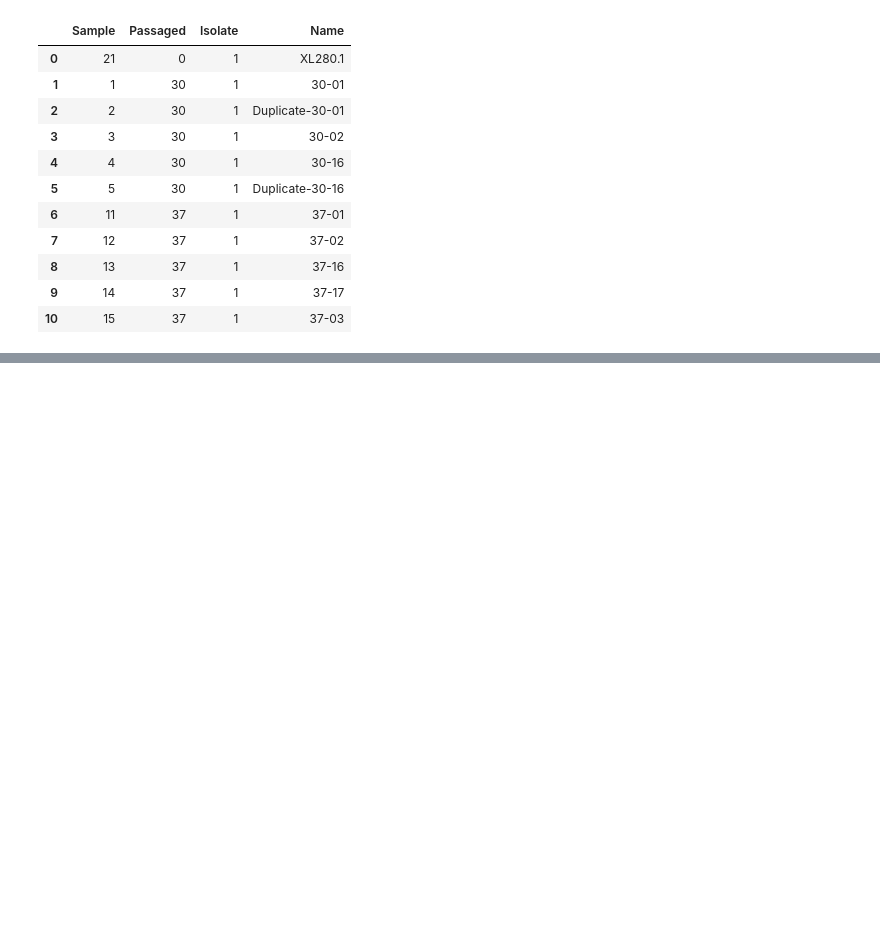
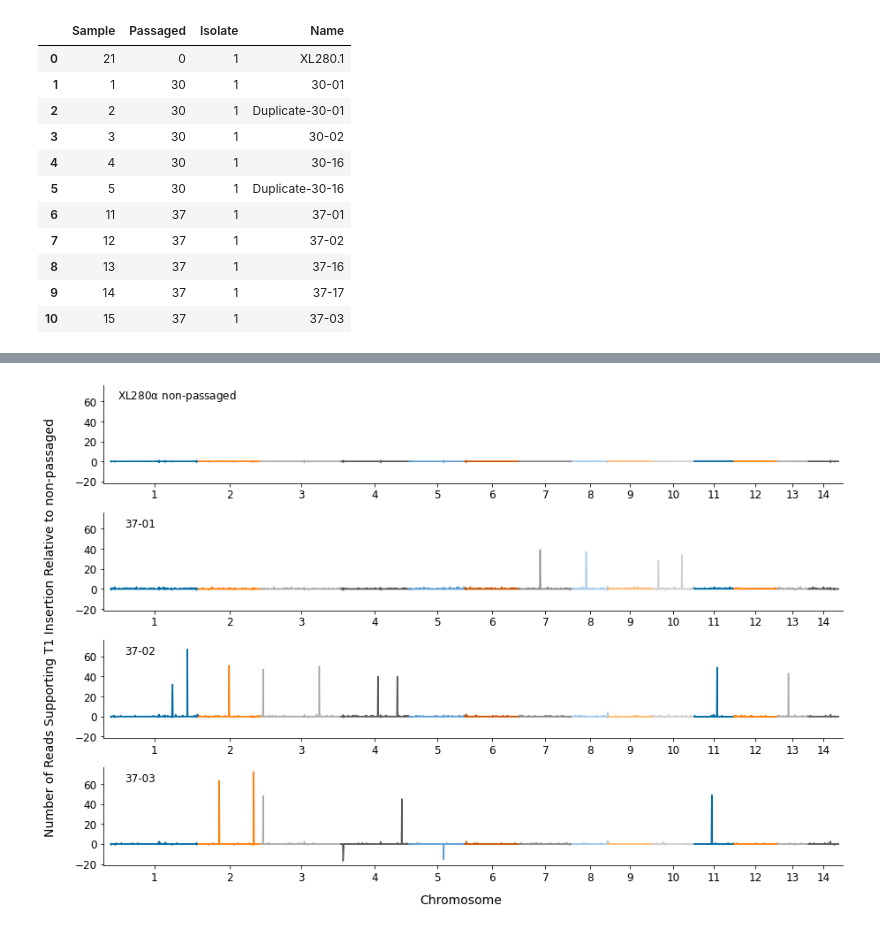
Before and after one commit to magwenelab/Transposon-mobility, a Jupyter notebook: SCRIPTS/Plot_TE.ipynb, the cells around one changed output, grey strips where cells are left out. Drawn from its saved outputs; the diff is of its cells as text; code cells hidden in the pictures; blank space fills up the shorter version.

Commit message:
Updated plotting scripts.

```diff
--- a/SCRIPTS/Plot_TE.ipynb
+++ b/SCRIPTS/Plot_TE.ipynb
@@ -406,12 +134,0 @@ plt.xlabel('Chromosome',fontsize=14);
-# %%
-iso2_30 = tedfall[(tedfall.Isolate==2) & (tedfall.Passaged==30)].Sample.unique()
-s22_30 = tedfall[(tedfall.Sample==22) & (tedfall.Reads>9)]
-
-temp_res = tedfall[(tedfall.Sample.isin(iso2_30)) &
-                   (tedfall.Reads>9) &
-                   ~(tedfall.Cumpos.isin(native_hits.Cumpos))]
-
-pos_counts = np.unique(temp_res.Cumpos.values,return_counts=True)
-common = pos_counts[0][pos_counts[1] == len(iso2_30)]
-k = temp_res[~(temp_res.Cumpos.isin(common))].sort_values(['Sample','Passaged','Contig','Pos'])
-k.shape
@@ -458,7 +135,6 @@ sampleinfo[(sampleinfo.Sample==21)]
 # %%
-forfig2B = sampleinfo[(sampleinfo.Passaged==37) &
-                       (sampleinfo.Isolate==1) &
-                       (sampleinfo.Sample.isin([11,12,15])) |
-                       (sampleinfo.Sample==21)].reset_index(drop=True)
+## Sub sample data for samples from isolate one at 37 C
+forfig2B = sampleinfo[(sampleinfo.Passaged==37) & (sampleinfo.Isolate==1) & (sampleinfo.Sample.isin([11,12,15])) | (sampleinfo.Sample==21)].reset_index(drop=True)
 
-forfig2B.head()
+## View the dataframe
+forfig2B
@@ -478,2 +146,0 @@ results.shape
-# %%
-plt.style.use(['tableau-colorblind10'])
@@ -552,3 +147,6 @@ forfig2B
+# %%
+## Gather the unique contig names
+contigs = Chrommap.Chrom.unique()
 # %%
 fig,ax = plt.subplots(forfig2B.shape[0],1,figsize=(15,10),sharey=True);
 fig.set_facecolor('w')
@@ -560,39 +158,37 @@ for k,j in forfig2B.iterrows():
     s = j.Name.split('.')[0]
 
     plt.title(s + '$\mathrm{\u03B1}$' +' non-passaged' if k == 0 else s,
               x=0.1 if (k == 0) else 0.05, y=0.8,fontsize=12)
 
     if k == 0:
         wti = j.Sample
     else:
         pass
 
     for i,cont in enumerate(contigs):
 
+        xc = tedfall[(tedfall.Sample==j.Sample) & (tedfall.Chrom==cont)]
 
-        xc = tedfall[(tedfall.Sample==j.Sample) &
-                     (tedfall.Contig==cont)]
-
-        wtxc = tedfall[(tedfall.Sample==wti) &
-                     (tedfall.Contig==cont)]
+        wtxc = tedfall[(tedfall.Sample==wti) & (tedfall.Chrom==cont)]
 
         chromcolor = qtlcolormap[i%int(len(qtlcolormap))]
+        cumpos = Chrommap[(Chrommap.Chrom==cont)].Cumpos.min()
 
-        plt.plot(xc.Cumpos.values, xc.Reads.values/(wtxc.Reads.values+1),
-                 color=chromcolor)
-        plt.plot(xc.Cumpos.values, -1*wtxc.Reads.values/(xc.Reads.values+1),
-                 color=chromcolor)
+        plt.plot(xc.Pos.values+cumpos, xc.Reads.values/(wtxc.Reads.values+1),color=chromcolor)
+        plt.plot(xc.Pos.values+cumpos, -1*wtxc.Reads.values/(xc.Reads.values+1),color=chromcolor)
 
     plt.xlim(-200000,19.3*10**6)
     plt.xticks(Chrommap.Midpts,Chrommap.index.values+1,fontsize=12)
     plt.yticks(fontsize=12)
 
     [ax[k].spines[sp].set_visible(False) for sp in ['top','right']]
 
 fig.text(0.5,0.07,va='center',ha='center',
         fontsize=14,s='Chromosome')
 
 fig.text(0.07,0.5,rotation=90,va='center',ha='center',fontsize=14,
          s='Number of Reads Supporting %s Insertion Relative to non-passaged'%TE_name)
 plt.subplots_adjust(hspace=0.3)
 plt.savefig('../FIGURES/Figure_2B.png',dpi=400,bbox_inches='tight')
+# %% [output]
+[figure, added]
```
Also changed, not shown: parts of 28 cells of this notebook.
